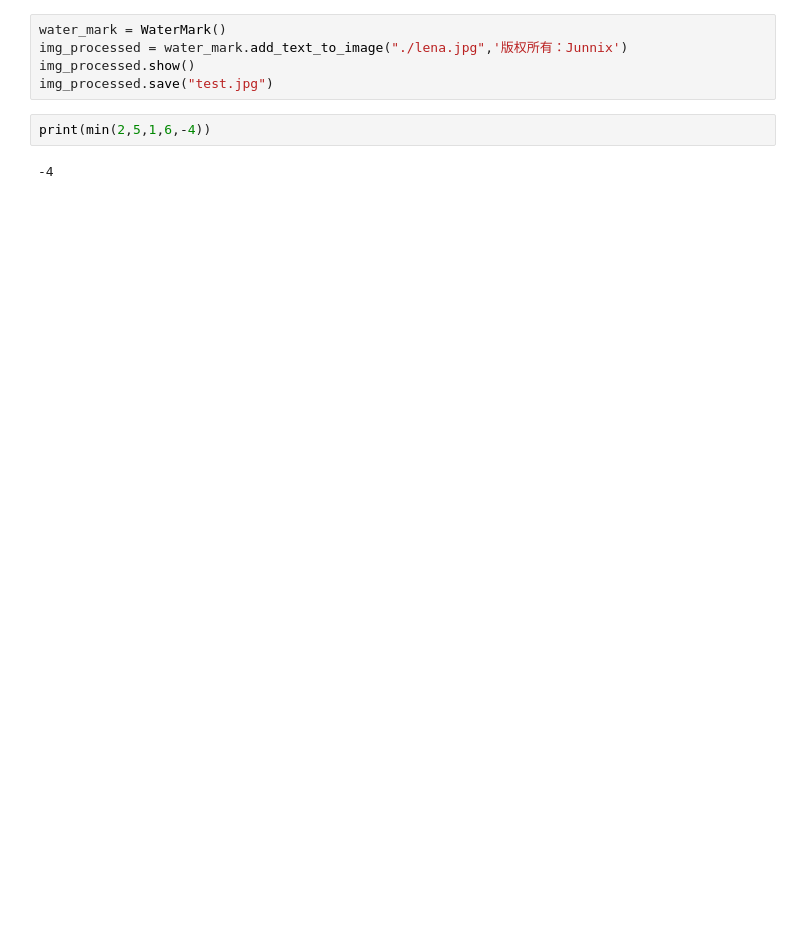
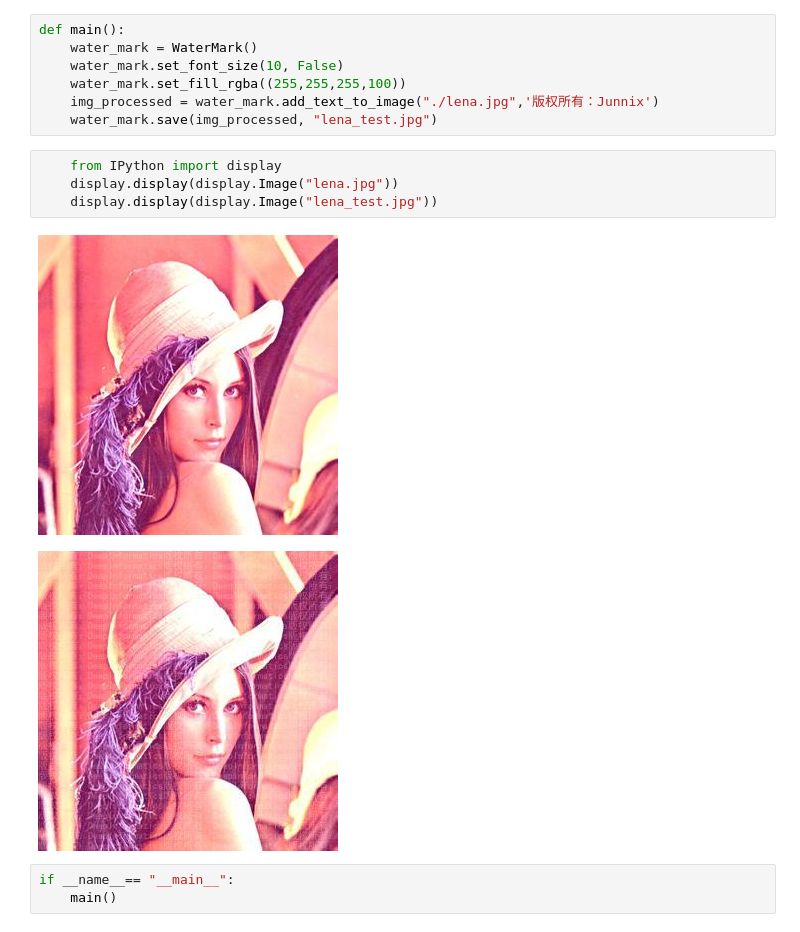
Before and after one commit to xingjun415/WaterMark, a Jupyter notebook: watermark.ipynb, the cells around one changed output. Saved outputs shown, nothing was run; the diff lists cells and outputs as text; blank space fills up the shorter version.

Commit message:
fix some bug, and add save method

```diff
--- a/watermark.ipynb
+++ b/watermark.ipynb
@@ -69,9 +131,17 @@ class WaterMark:
 # %%
-water_mark = WaterMark()
-img_processed = water_mark.add_text_to_image("./lena.jpg",'版权所有：Junnix')
-img_processed.show()
-img_processed.save("test.jpg")
+def main():
+    water_mark = WaterMark()
+    water_mark.set_font_size(10, False)
+    water_mark.set_fill_rgba((255,255,255,100))
+    img_processed = water_mark.add_text_to_image("./lena.jpg",'版权所有：Junnix')
+    water_mark.save(img_processed, "lena_test.jpg")
-# %%
-print(min(2,5,1,6,-4))
-# %% [output]
--4
+# %%
+    from IPython import display
+    display.display(display.Image("lena.jpg"))
+    display.display(display.Image("lena_test.jpg"))
+# %% [output]
+[figure, added]
+[figure, added]
+# %%
+if __name__== "__main__":
+    main()
```
Also changed, not shown: parts of 5 cells of this notebook.
